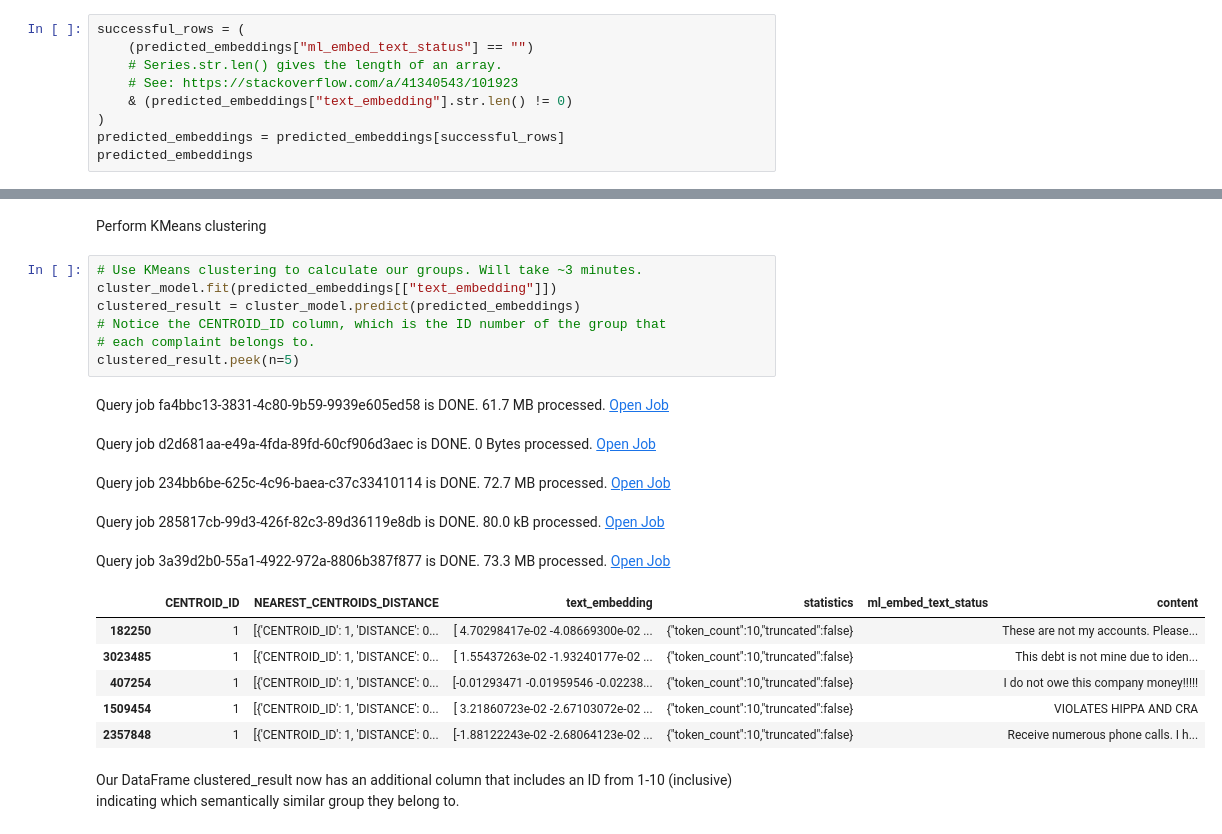
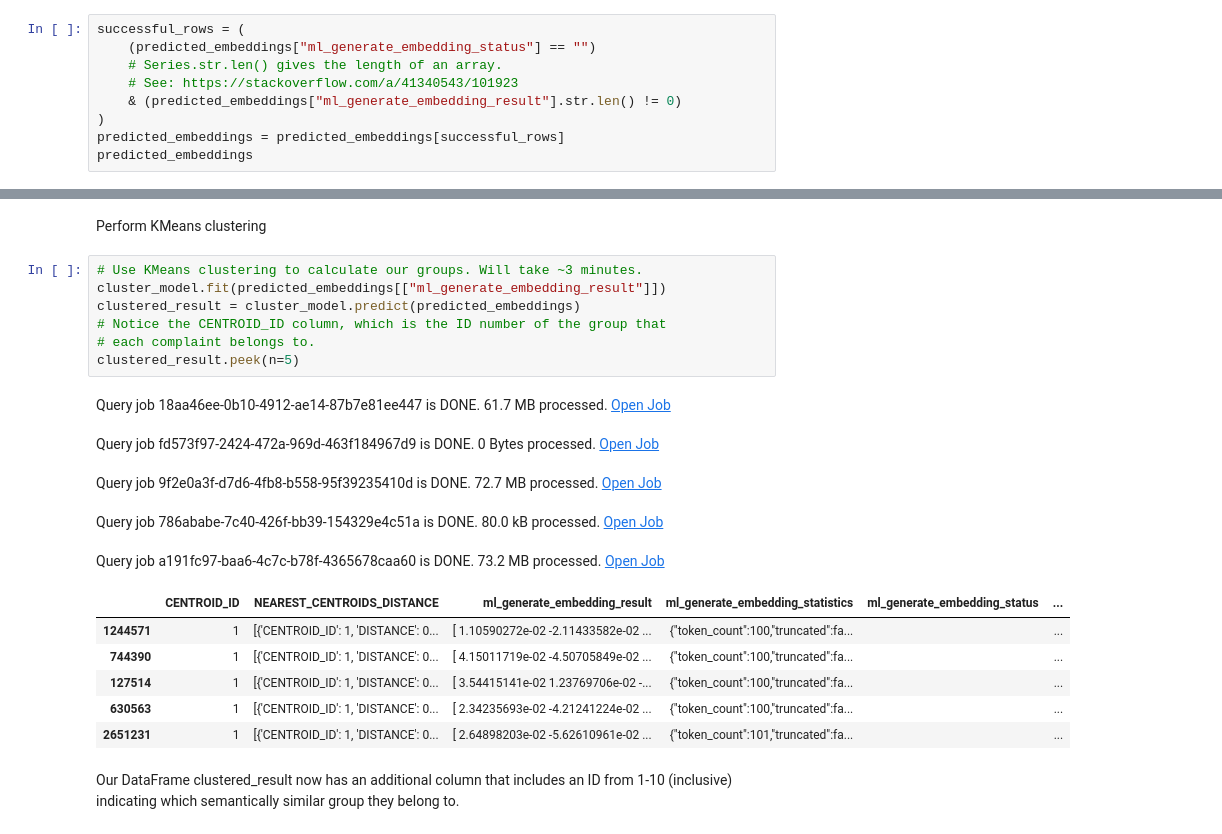
Before and after one commit to googleapis/python-bigquery-dataframes, a Jupyter notebook: notebooks/generative_ai/bq_dataframes_llm_kmeans.ipynb, the cells around one changed output, grey strips where cells are left out. Drawn from its saved outputs; the diff is of its cells as text.

```diff
--- a/notebooks/generative_ai/bq_dataframes_llm_kmeans.ipynb
+++ b/notebooks/generative_ai/bq_dataframes_llm_kmeans.ipynb
@@ -190,10 +189,10 @@ Query job 43f04543-f59b-4f1b-8598-c529324904be is DONE. 72.1 MB processed. Open
 The model may have encountered errors while calculating embeddings for some rows. Filter out the errored rows before training the model. Alternatively, select these rows and retry the embeddings.
 # %%
 successful_rows = (
-    (predicted_embeddings["ml_embed_text_status"] == "")
+    (predicted_embeddings["ml_generate_embedding_status"] == "")
     # Series.str.len() gives the length of an array.
     # See: https://stackoverflow.com/a/41340543/101923
-    & (predicted_embeddings["text_embedding"].str.len() != 0)
+    & (predicted_embeddings["ml_generate_embedding_result"].str.len() != 0)
 )
 predicted_embeddings = predicted_embeddings[successful_rows]
 predicted_embeddings
@@ -232,23 +230,23 @@ cluster_model = KMeans(n_clusters=10) # We will divide our complaints into 10 gr
 Perform KMeans clustering
 # %%
 # Use KMeans clustering to calculate our groups. Will take ~3 minutes.
-cluster_model.fit(predicted_embeddings[["text_embedding"]])
+cluster_model.fit(predicted_embeddings[["ml_generate_embedding_result"]])
 clustered_result = cluster_model.predict(predicted_embeddings)
 # Notice the CENTROID_ID column, which is the ID number of the group that
 # each complaint belongs to.
 clustered_result.peek(n=5)
 # %% [output]
-Query job fa4bbc13-3831-4c80-9b59-9939e605ed58 is DONE. 61.7 MB processed. Open Job
+Query job 18aa46ee-0b10-4912-ae14-87b7e81ee447 is DONE. 61.7 MB processed. Open Job
-Query job d2d681aa-e49a-4fda-89fd-60cf906d3aec is DONE. 0 Bytes processed. Open Job
+Query job fd573f97-2424-472a-969d-463f184967d9 is DONE. 0 Bytes processed. Open Job
-Query job 234bb6be-625c-4c96-baea-c37c33410114 is DONE. 72.7 MB processed. Open Job
+Query job 9f2e0a3f-d7d6-4fb8-b558-95f39235410d is DONE. 72.7 MB processed. Open Job
-Query job 285817cb-99d3-426f-82c3-89d36119e8db is DONE. 80.0 kB processed. Open Job
+Query job 786ababe-7c40-426f-bb39-154329e4c51a is DONE. 80.0 kB processed. Open Job
-Query job 3a39d2b0-55a1-4922-972a-8806b387f877 is DONE. 73.3 MB processed. Open Job
+Query job a191fc97-baa6-4c7c-b78f-4365678caa60 is DONE. 73.2 MB processed. Open Job
-|  | CENTROID_ID | NEAREST_CENTROIDS_DISTANCE | text_embedding | statistics | ml_embed_text_status | content |
-| 182250 | 1 | [{'CENTROID_ID': 1, 'DISTANCE': 0... | [ 4.70298417e-02 -4.08669300e-02 ... | {"token_count":10,"truncated":false} |  | These are not my accounts. Please... |
-| 3023485 | 1 | [{'CENTROID_ID': 1, 'DISTANCE': 0... | [ 1.55437263e-02 -1.93240177e-02 ... | {"token_count":10,"truncated":false} |  | This debt is not mine due to iden... |
-| 407254 | 1 | [{'CENTROID_ID': 1, 'DISTANCE': 0... | [-0.01293471 -0.01959546 -0.02238... | {"token_count":10,"truncated":false} |  | I do not owe this company money!!!!! |
-| 1509454 | 1 | [{'CENTROID_ID': 1, 'DISTANCE': 0... | [ 3.21860723e-02 -2.67103072e-02 ... | {"token_count":10,"truncated":false} |  | VIOLATES HIPPA AND CRA |
-| 2357848 | 1 | [{'CENTROID_ID': 1, 'DISTANCE': 0... | [-1.88122243e-02 -2.68064123e-02 ... | {"token_count":10,"truncated":false} |  | Receive numerous phone calls. I h... |
+|  | CENTROID_ID | NEAREST_CENTROIDS_DISTANCE | ml_generate_embedding_result | ml_generate_embedding_statistics | ml_generate_embedding_status | ... |
+| 1244571 | 1 | [{'CENTROID_ID': 1, 'DISTANCE': 0... | [ 1.10590272e-02 -2.11433582e-02 ... | {"token_count":100,"truncated":fa... |  | ... |
+| 744390 | 1 | [{'CENTROID_ID': 1, 'DISTANCE': 0... | [ 4.15011719e-02 -4.50705849e-02 ... | {"token_count":100,"truncated":fa... |  | ... |
+| 127514 | 1 | [{'CENTROID_ID': 1, 'DISTANCE': 0... | [ 3.54415141e-02 1.23769706e-02 -... | {"token_count":100,"truncated":fa... |  | ... |
+| 630563 | 1 | [{'CENTROID_ID': 1, 'DISTANCE': 0... | [ 2.34235693e-02 -4.21241224e-02 ... | {"token_count":100,"truncated":fa... |  | ... |
+| 2651231 | 1 | [{'CENTROID_ID': 1, 'DISTANCE': 0... | [ 2.64898203e-02 -5.62610961e-02 ... | {"token_count":101,"truncated":fa... |  | ... |
 # %% [markdown]
 Our DataFrame clustered_result now has an additional column that includes an ID from 1-10 (inclusive) indicating which semantically similar group they belong to.
 # %% [markdown]
```
Also changed, not shown: parts of 9 cells of this notebook.
